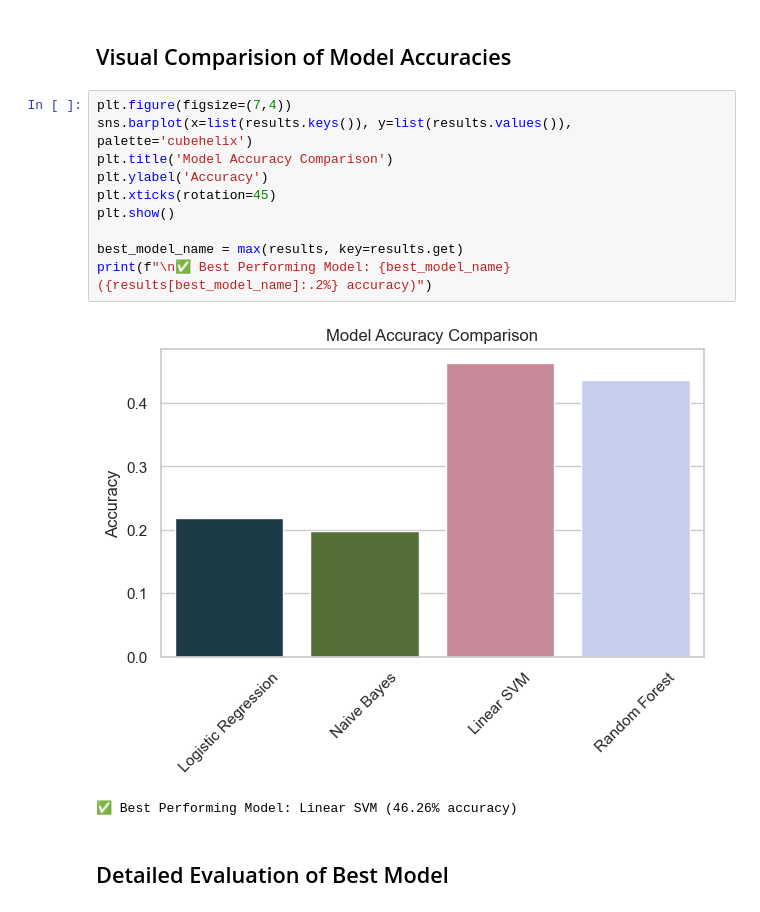
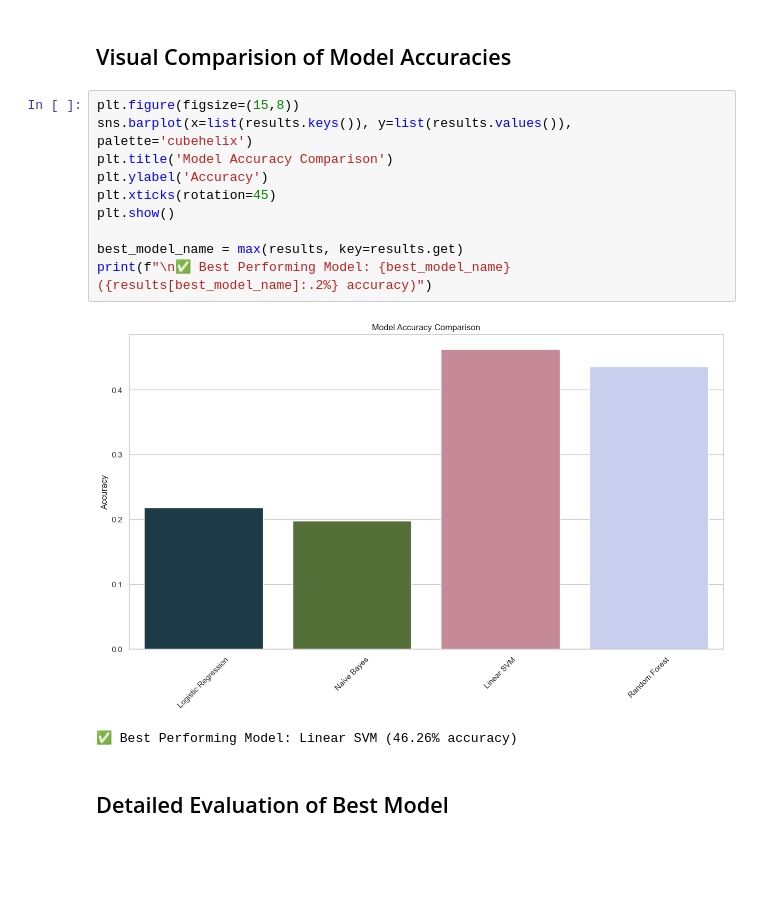
Before and after one commit to AbidemiDataDriven/Sentiment-Analysis-using-machine-Learning-techniques-, a Jupyter notebook: analysis_notebook.ipynb, the cells around one changed output. Drawn from its saved outputs; the diff is of its cells as text; blank space fills up the shorter version.

```diff
--- a/analysis_notebook.ipynb
+++ b/analysis_notebook.ipynb
@@ -486,17 +486,17 @@ Random Forest Accuracy: 0.4354
 # %% [markdown]
 ## Visual Comparision of Model Accuracies
 # %%
-plt.figure(figsize=(7,4))
+plt.figure(figsize=(15,8))
 sns.barplot(x=list(results.keys()), y=list(results.values()), palette='cubehelix')
 plt.title('Model Accuracy Comparison')
 plt.ylabel('Accuracy')
 plt.xticks(rotation=45)
 plt.show()
 
 best_model_name = max(results, key=results.get)
 print(f"\n✅ Best Performing Model: {best_model_name} ({results[best_model_name]:.2%} accuracy)")
 # %% [output]
-[figure, old version]
+[figure, new version]
 ✅ Best Performing Model: Linear SVM (46.26% accuracy)
 # %% [markdown]
 ## Detailed Evaluation of Best Model
```
Also changed, not shown: 1 other file.
